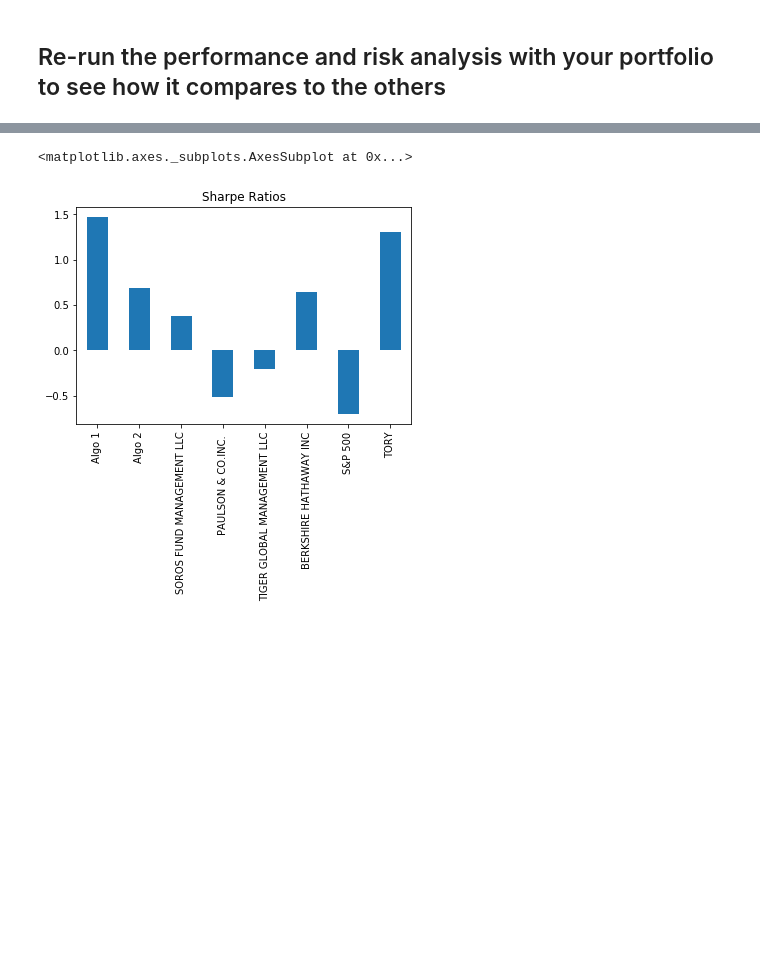
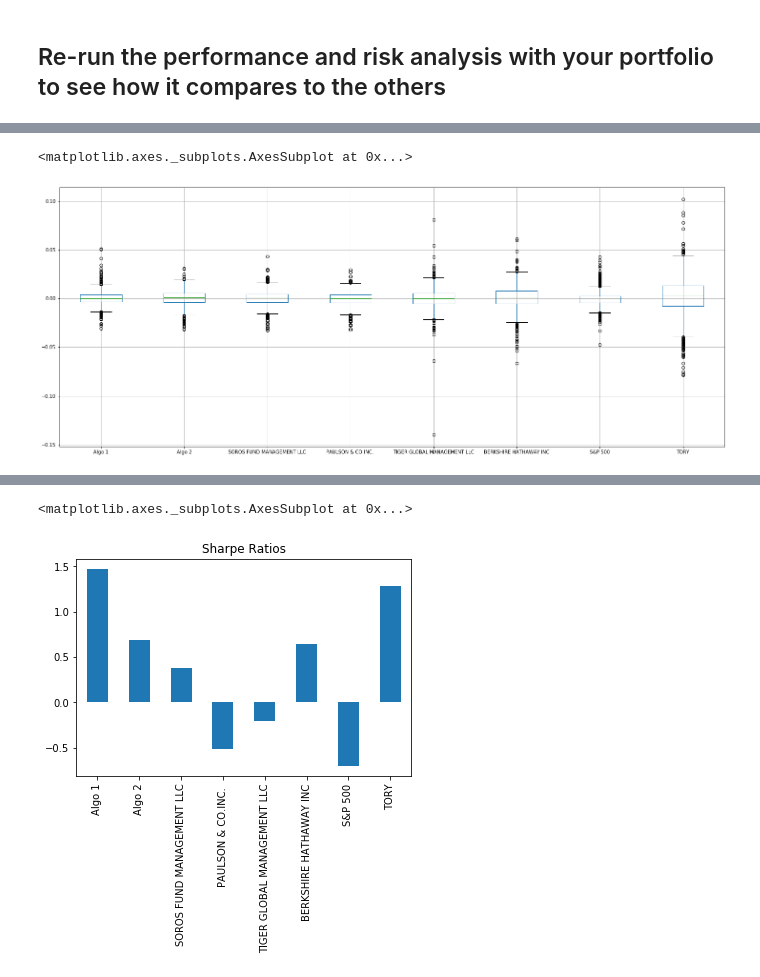
Before and after one commit to tyoung65/pandas_homework, a Jupyter notebook: portfolio_analysis.ipynb, the cells around one changed output, grey strips where cells are left out. Cells and saved outputs as stored; diff of their text form; code cells hidden in the pictures; blank space fills up the shorter version.

```diff
--- a/portfolio_analysis.ipynb
+++ b/portfolio_analysis.ipynb
@@ -530,5 +539,11 @@ SOROS FUND MANAGEMENT LLC      0.124984
 Algo 1                         0.119024
 PAULSON & CO.INC.              0.114794
 dtype: float64
+# %%
+# Box PLot
+joined_returns.boxplot(figsize=(25,10))
+# %% [output]
+<matplotlib.axes._subplots.AxesSubplot at 0x...>
+[figure, added]
 # %%
 # Rolling
```
Also changed, not shown: parts of 62 cells of this notebook, 2 other files.
